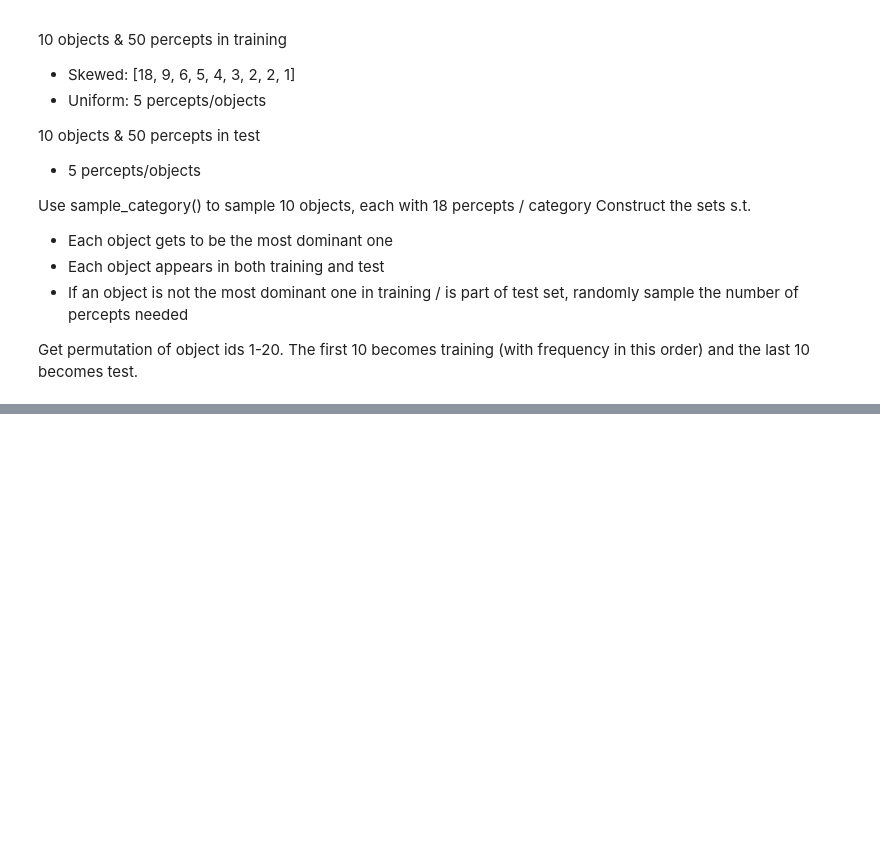
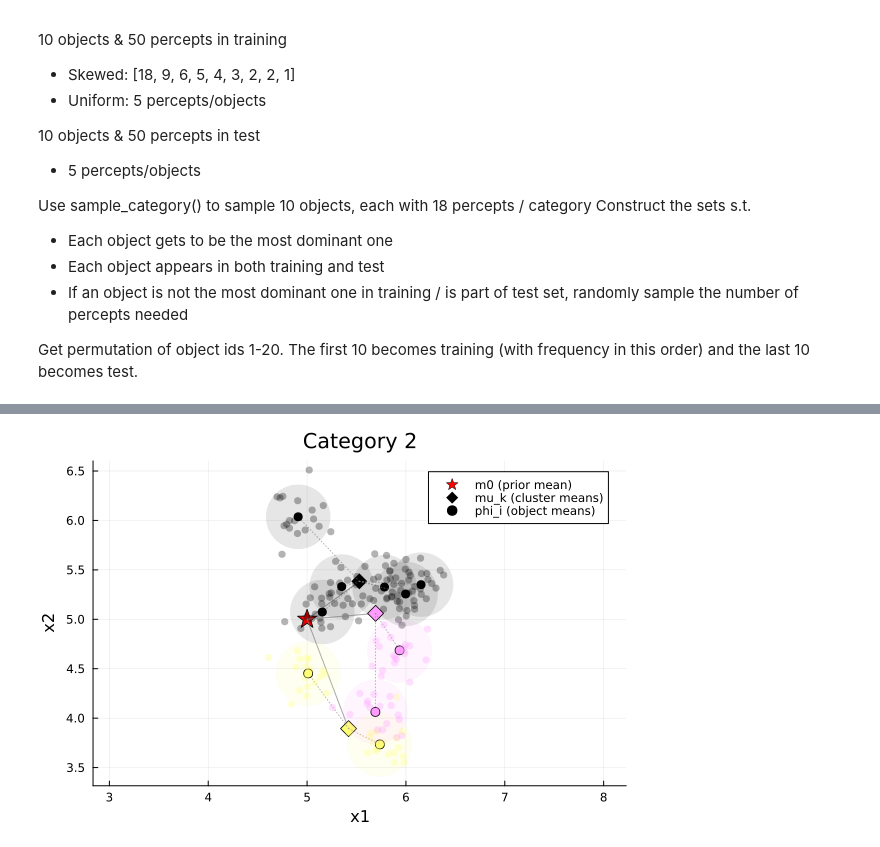
Before and after one commit to lilyzihuizhu/object-aware-hdp, a Jupyter notebook: generate_data.ipynb, the cells around one changed output, grey strips where cells are left out. Drawn from its saved outputs; the diff is of its cells as text; code cells hidden in the pictures; blank space fills up the shorter version.

```diff
--- a/generate_data.ipynb
+++ b/generate_data.ipynb
@@ -144,0 +355,4 @@ Get permutation of object ids 1-20. The first 10 becomes training (with frequenc
+# %%
+plot_category(category2, hyper2)
+# %% [output]
+[figure, added]
```
Also changed, not shown: parts of 8 cells of this notebook.
